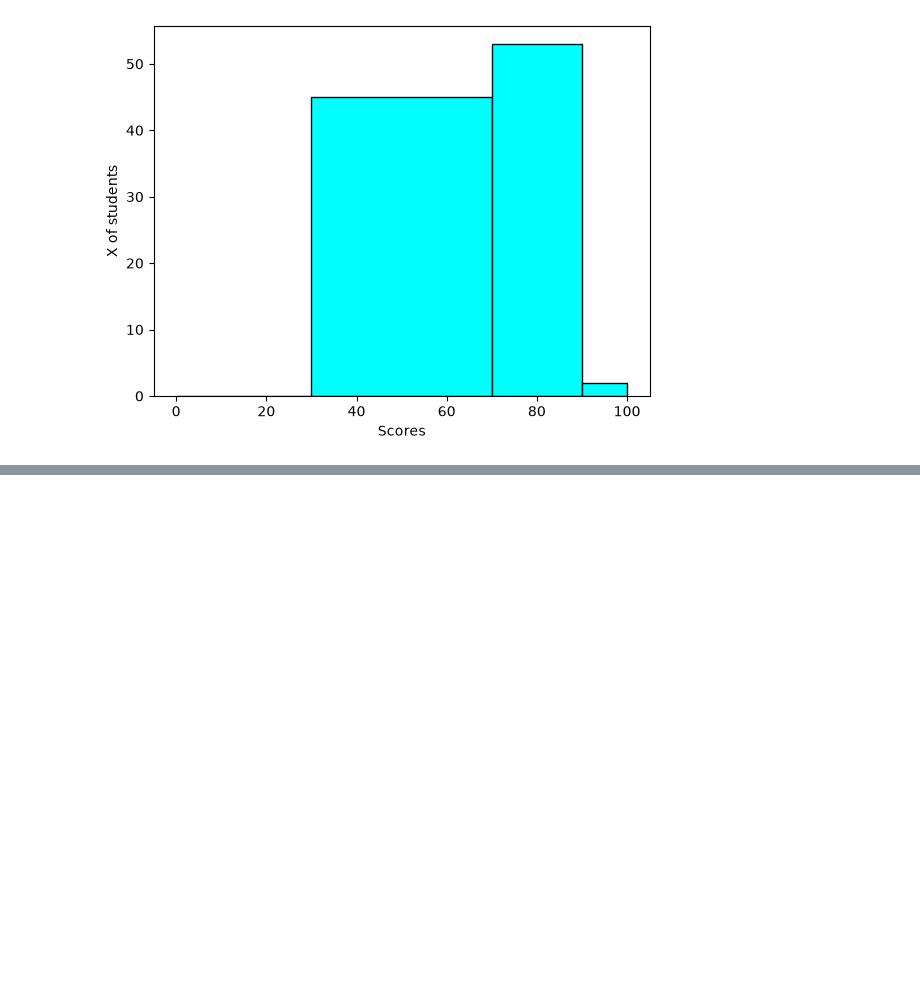
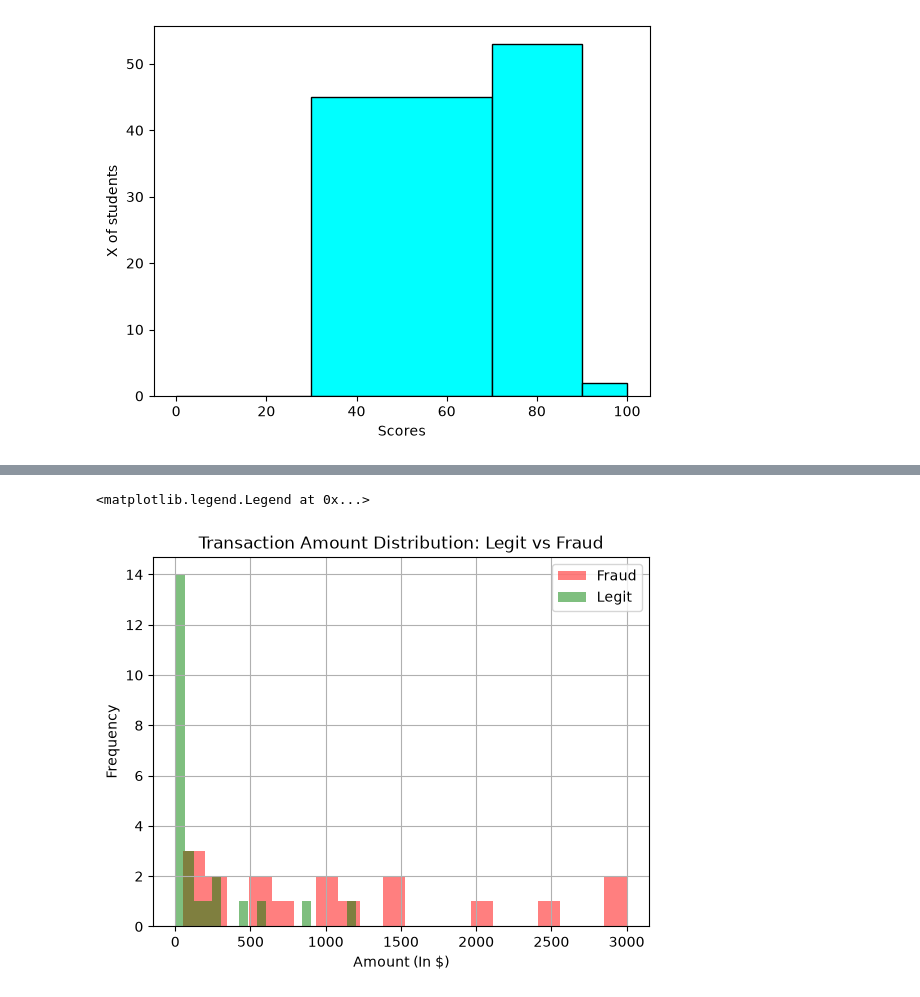
Before and after one commit to vishal-gupta5/Prime-Joruney, a Jupyter notebook: matplotlib.ipynb, the cells around one changed output, grey strips where cells are left out. Saved outputs shown, nothing was run; the diff lists cells and outputs as text; code cells hidden in the pictures; blank space fills up the shorter version.

```diff
--- a/matplotlib.ipynb
+++ b/matplotlib.ipynb
@@ -258,12 +267,25 @@ Text(0.5, 1.0, 'Distribution of marks of 30 Students')
 # %%
 # Multiple datasets
 legit_transactions = [
     2.99, 5.49, 8.99, 12.50, 14.99, 19.99, 23.45, 29.99, 34.99, 39.50,
     45.00, 49.99, 55.25, 60.00, 75.99, 89.99, 120.50, 150.00, 199.99,
     249.99, 300.75, 450.00, 600.00, 850.00, 1200.00
 ]
 
 fraud_transactions = [
     50, 100, 150, 200, 300, 500, 500, 750, 1000, 1000,
     1200, 1500, 1500, 2000, 2500, 3000, 3000
 ]
+
+# Transaction Amount Distribution: Legitimate vs Fraudulent
+plt.hist(fraud_transactions, color="red", bins = 20, label = "Fraud", alpha = 0.5)
+plt.hist(legit_transactions, color="green", bins = 20, label = "Legit", alpha = 0.5)
+
+plt.title("Transaction Amount Distribution: Legit vs Fraud")
+plt.xlabel("Amount (In $)")
+plt.ylabel("Frequency")
+plt.grid(True)
+plt.legend()
+# %% [output]
+<matplotlib.legend.Legend at 0x...>
+[figure, added]
```
Also changed, not shown: parts of 3 cells of this notebook, 1 other file.
